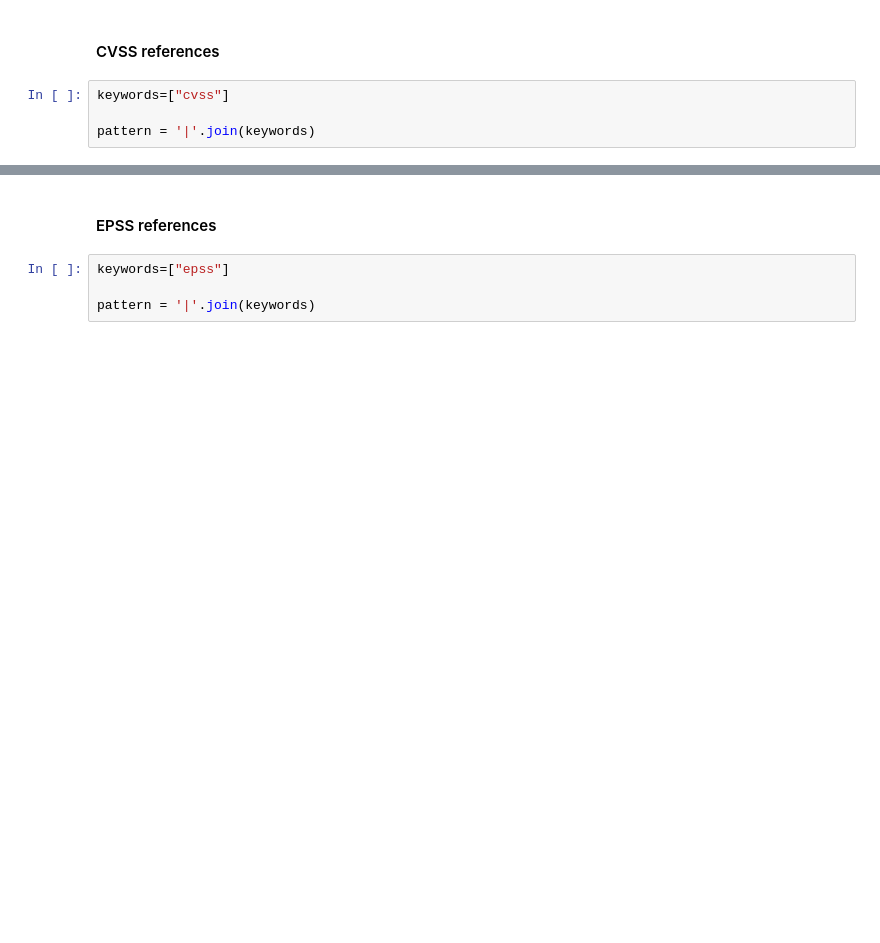
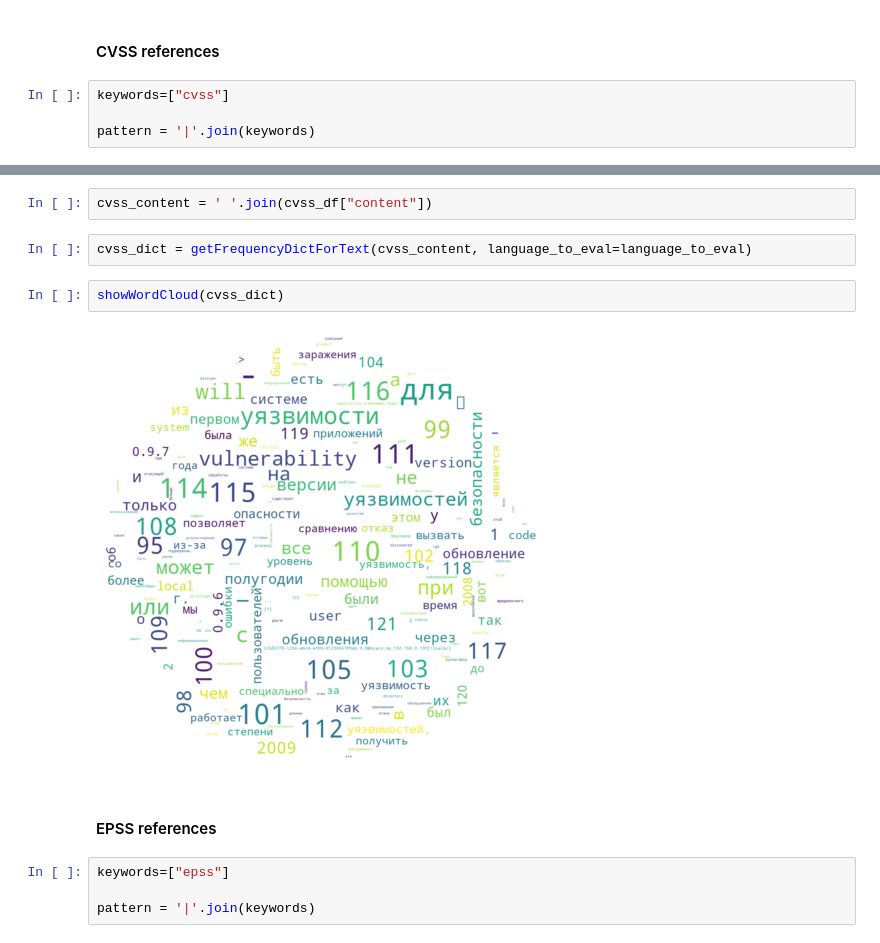
Before and after one commit to fmorenovr/crimepy, a Jupyter notebook: notebooks/5_DB_Content_Analysis.ipynb, the cells around one changed output, grey strips where cells are left out. Saved outputs shown, nothing was run; the diff lists cells and outputs as text; blank space fills up the shorter version.

```diff
--- a/notebooks/5_DB_Content_Analysis.ipynb
+++ b/notebooks/5_DB_Content_Analysis.ipynb
@@ -143,6 +142,14 @@ cvss_df
 | 3009699 | 27985 | 24 | 6 | 1177 | Валерий 2013 | 11765 | 0 | 1 | -----BEGIN PGP MESSAGE-----Versio... | ... |
 | 3123911 | 179330 | 24 | 6 | 145 | Axar | 2560 | 0 | 0 | -----BEGIN PGP PUBLIC KEY BLOCK--... | ... |
 | 3163572 | 240927 | 24 | 8 | 14481 | Vald | 112 | 0 | 96 | Это должно было случиться, и это ... | ... |
+# %%
+cvss_content = ' '.join(cvss_df["content"])
+# %%
+cvss_dict = getFrequencyDictForText(cvss_content, language_to_eval=language_to_eval)
+# %%
+showWordCloud(cvss_dict)
+# %% [output]
+[figure, added]
 # %% [markdown]
 #### EPSS references
 # %%
```
Also changed, not shown: parts of 40 cells of this notebook, 2 other files.
